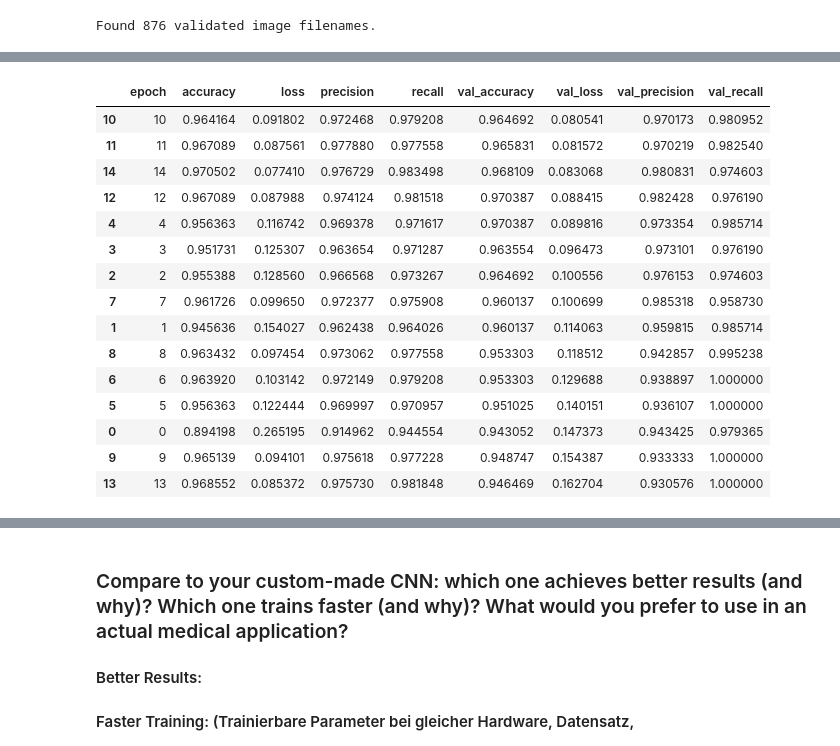
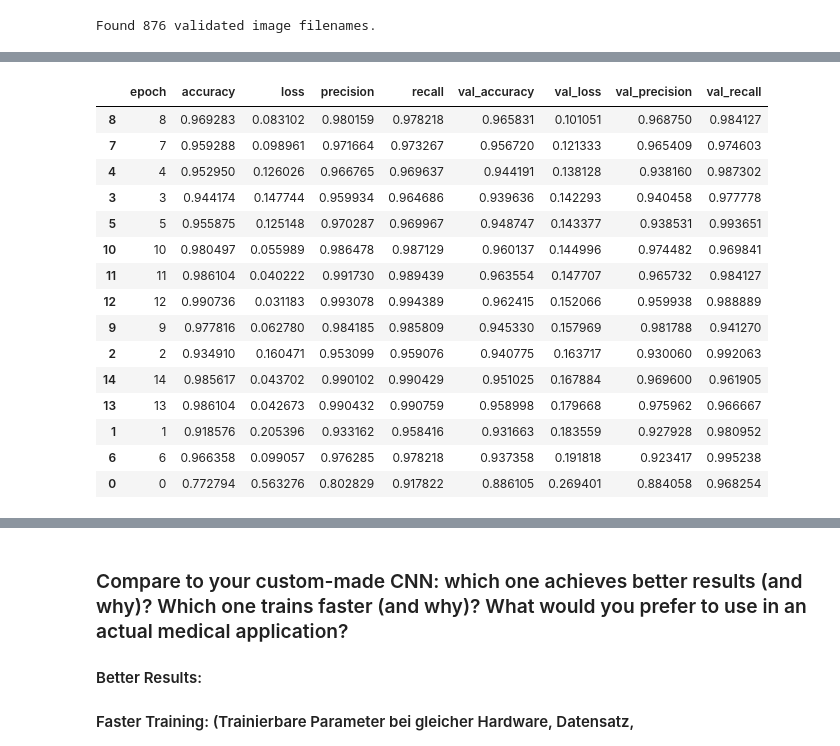
Before and after one commit to PhilippVogel92/ai_for_smart_health, a Jupyter notebook: ai_smart_health_portfolio_02_pneumonia_prediction.ipynb, the cells around one changed output, grey strips where cells are left out. Cells and saved outputs as stored; diff of their text form; code cells hidden in the pictures.

Commit message:
check new rgb model

```diff
--- a/ai_smart_health_portfolio_02_pneumonia_prediction.ipynb
+++ b/ai_smart_health_portfolio_02_pneumonia_prediction.ipynb
@@ -990,22 +974,22 @@ array([[244,  19],
        [ 20, 593]], dtype=int64)
 # %%
 #load log file and print history
-log = pd.read_csv("models/CNN_with_dense_net_Pneumonia_20230627-19h36min_training.log")
+log = pd.read_csv("models/CNN_Pneumonia_20230627-22h22min_RGB_training.log")
 log.sort_values(by= "val_loss", ascending=True)
 # %% [output]
 |  | epoch | accuracy | loss | precision | recall | val_accuracy | val_loss | val_precision | val_recall |
-| 10 | 10 | 0.964164 | 0.091802 | 0.972468 | 0.979208 | 0.964692 | 0.080541 | 0.970173 | 0.980952 |
-| 11 | 11 | 0.967089 | 0.087561 | 0.977880 | 0.977558 | 0.965831 | 0.081572 | 0.970219 | 0.982540 |
-| 14 | 14 | 0.970502 | 0.077410 | 0.976729 | 0.983498 | 0.968109 | 0.083068 | 0.980831 | 0.974603 |
-| 12 | 12 | 0.967089 | 0.087988 | 0.974124 | 0.981518 | 0.970387 | 0.088415 | 0.982428 | 0.976190 |
-| 4 | 4 | 0.956363 | 0.116742 | 0.969378 | 0.971617 | 0.970387 | 0.089816 | 0.973354 | 0.985714 |
-| 3 | 3 | 0.951731 | 0.125307 | 0.963654 | 0.971287 | 0.963554 | 0.096473 | 0.973101 | 0.976190 |
-| 2 | 2 | 0.955388 | 0.128560 | 0.966568 | 0.973267 | 0.964692 | 0.100556 | 0.976153 | 0.974603 |
-| 7 | 7 | 0.961726 | 0.099650 | 0.972377 | 0.975908 | 0.960137 | 0.100699 | 0.985318 | 0.958730 |
-| 1 | 1 | 0.945636 | 0.154027 | 0.962438 | 0.964026 | 0.960137 | 0.114063 | 0.959815 | 0.985714 |
-| 8 | 8 | 0.963432 | 0.097454 | 0.973062 | 0.977558 | 0.953303 | 0.118512 | 0.942857 | 0.995238 |
-| 6 | 6 | 0.963920 | 0.103142 | 0.972149 | 0.979208 | 0.953303 | 0.129688 | 0.938897 | 1.000000 |
-| 5 | 5 | 0.956363 | 0.122444 | 0.969997 | 0.970957 | 0.951025 | 0.140151 | 0.936107 | 1.000000 |
-| 0 | 0 | 0.894198 | 0.265195 | 0.914962 | 0.944554 | 0.943052 | 0.147373 | 0.943425 | 0.979365 |
-| 9 | 9 | 0.965139 | 0.094101 | 0.975618 | 0.977228 | 0.948747 | 0.154387 | 0.933333 | 1.000000 |
-| 13 | 13 | 0.968552 | 0.085372 | 0.975730 | 0.981848 | 0.946469 | 0.162704 | 0.930576 | 1.000000 |
+| 8 | 8 | 0.969283 | 0.083102 | 0.980159 | 0.978218 | 0.965831 | 0.101051 | 0.968750 | 0.984127 |
+| 7 | 7 | 0.959288 | 0.098961 | 0.971664 | 0.973267 | 0.956720 | 0.121333 | 0.965409 | 0.974603 |
+| 4 | 4 | 0.952950 | 0.126026 | 0.966765 | 0.969637 | 0.944191 | 0.138128 | 0.938160 | 0.987302 |
+| 3 | 3 | 0.944174 | 0.147744 | 0.959934 | 0.964686 | 0.939636 | 0.142293 | 0.940458 | 0.977778 |
+| 5 | 5 | 0.955875 | 0.125148 | 0.970287 | 0.969967 | 0.948747 | 0.143377 | 0.938531 | 0.993651 |
+| 10 | 10 | 0.980497 | 0.055989 | 0.986478 | 0.987129 | 0.960137 | 0.144996 | 0.974482 | 0.969841 |
+| 11 | 11 | 0.986104 | 0.040222 | 0.991730 | 0.989439 | 0.963554 | 0.147707 | 0.965732 | 0.984127 |
+| 12 | 12 | 0.990736 | 0.031183 | 0.993078 | 0.994389 | 0.962415 | 0.152066 | 0.959938 | 0.988889 |
+| 9 | 9 | 0.977816 | 0.062780 | 0.984185 | 0.985809 | 0.945330 | 0.157969 | 0.981788 | 0.941270 |
+| 2 | 2 | 0.934910 | 0.160471 | 0.953099 | 0.959076 | 0.940775 | 0.163717 | 0.930060 | 0.992063 |
+| 14 | 14 | 0.985617 | 0.043702 | 0.990102 | 0.990429 | 0.951025 | 0.167884 | 0.969600 | 0.961905 |
+| 13 | 13 | 0.986104 | 0.042673 | 0.990432 | 0.990759 | 0.958998 | 0.179668 | 0.975962 | 0.966667 |
+| 1 | 1 | 0.918576 | 0.205396 | 0.933162 | 0.958416 | 0.931663 | 0.183559 | 0.927928 | 0.980952 |
+| 6 | 6 | 0.966358 | 0.099057 | 0.976285 | 0.978218 | 0.937358 | 0.191818 | 0.923417 | 0.995238 |
+| 0 | 0 | 0.772794 | 0.563276 | 0.802829 | 0.917822 | 0.886105 | 0.269401 | 0.884058 | 0.968254 |
```
Also changed, not shown: parts of 11 cells of this notebook.
